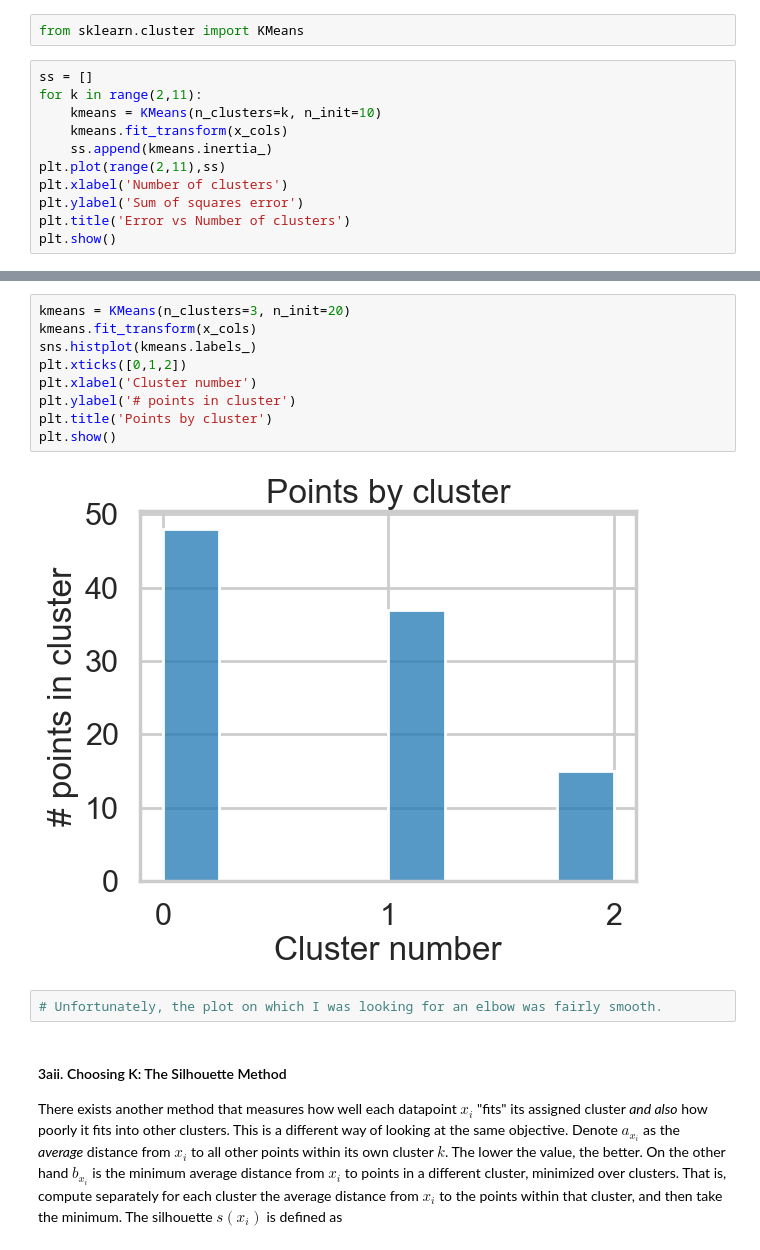
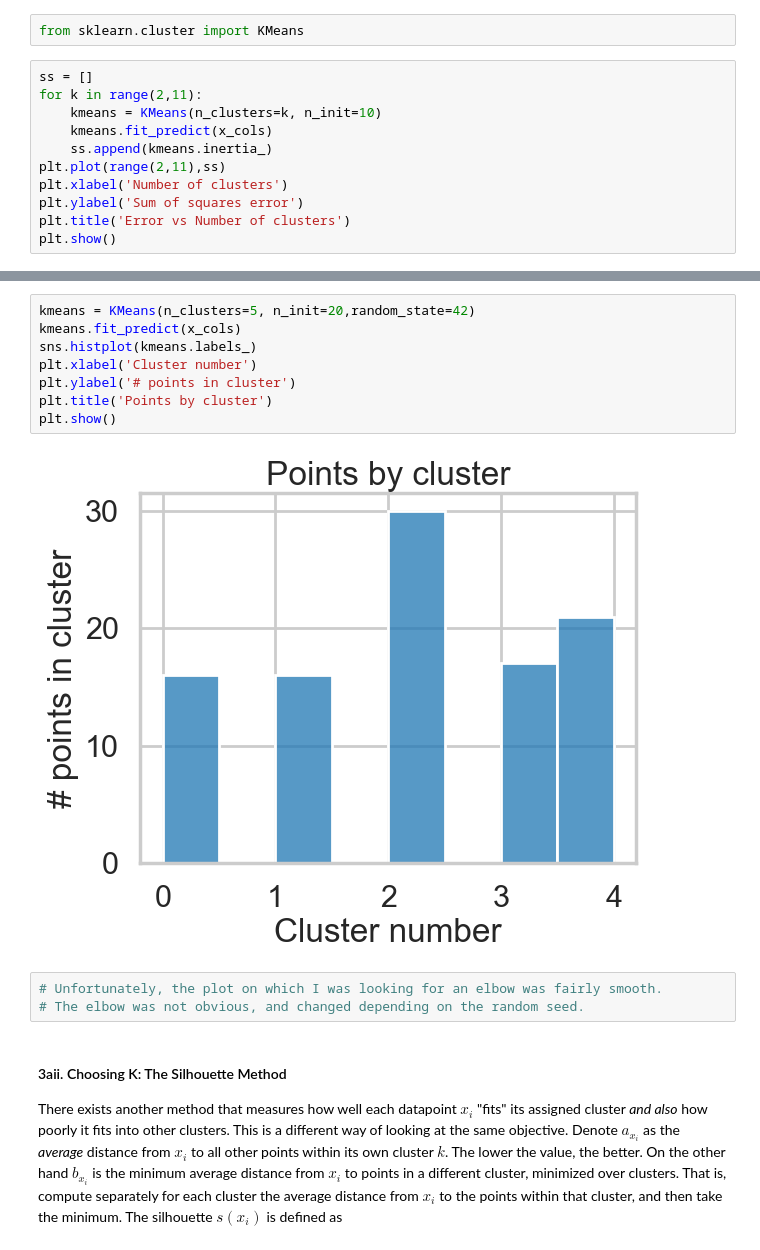
Before and after one commit to MsEM11/Clustering-Case-Study, a Jupyter notebook: Clustering Case Study - Customer Segmentation with K-Means - Tier 3.ipynb, the cells around one changed output, grey strips where cells are left out. Cells and saved outputs as stored; diff of their text form.

```diff
--- a/Clustering Case Study - Customer Segmentation with K-Means - Tier 3.ipynb
+++ b/Clustering Case Study - Customer Segmentation with K-Means - Tier 3.ipynb
@@ -147,7 +147,7 @@ from sklearn.cluster import KMeans
 ss = []
 for k in range(2,11):
     kmeans = KMeans(n_clusters=k, n_init=10)
-    kmeans.fit_transform(x_cols)
+    kmeans.fit_predict(x_cols)
     ss.append(kmeans.inertia_)
 plt.plot(range(2,11),ss)
 plt.xlabel('Number of clusters')
@@ -159,16 +159,16 @@ plt.show()
 # %%
-kmeans = KMeans(n_clusters=3, n_init=20)
-kmeans.fit_transform(x_cols)
+kmeans = KMeans(n_clusters=5, n_init=20,random_state=42)
+kmeans.fit_predict(x_cols)
 sns.histplot(kmeans.labels_)
-plt.xticks([0,1,2])
 plt.xlabel('Cluster number')
 plt.ylabel('# points in cluster')
 plt.title('Points by cluster')
 plt.show()
 # %% [output]
-[figure, old version]
+[figure, new version]
 # %%
 # Unfortunately, the plot on which I was looking for an elbow was fairly smooth.
+# The elbow was not obvious, and changed depending on the random seed.
 # %% [markdown]
 #### 3aii. Choosing K: The Silhouette Method
 
```
Also changed, not shown: parts of 4 cells of this notebook.
